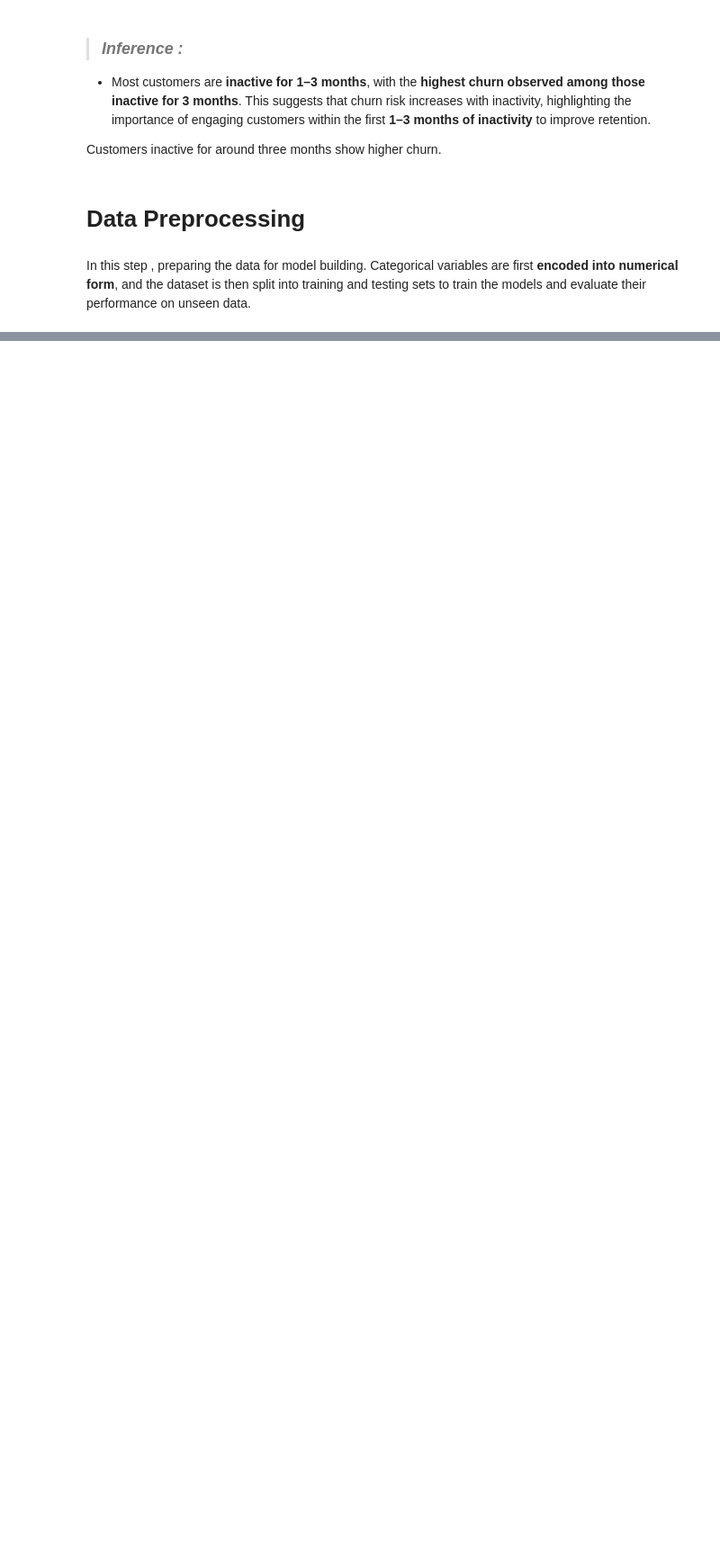
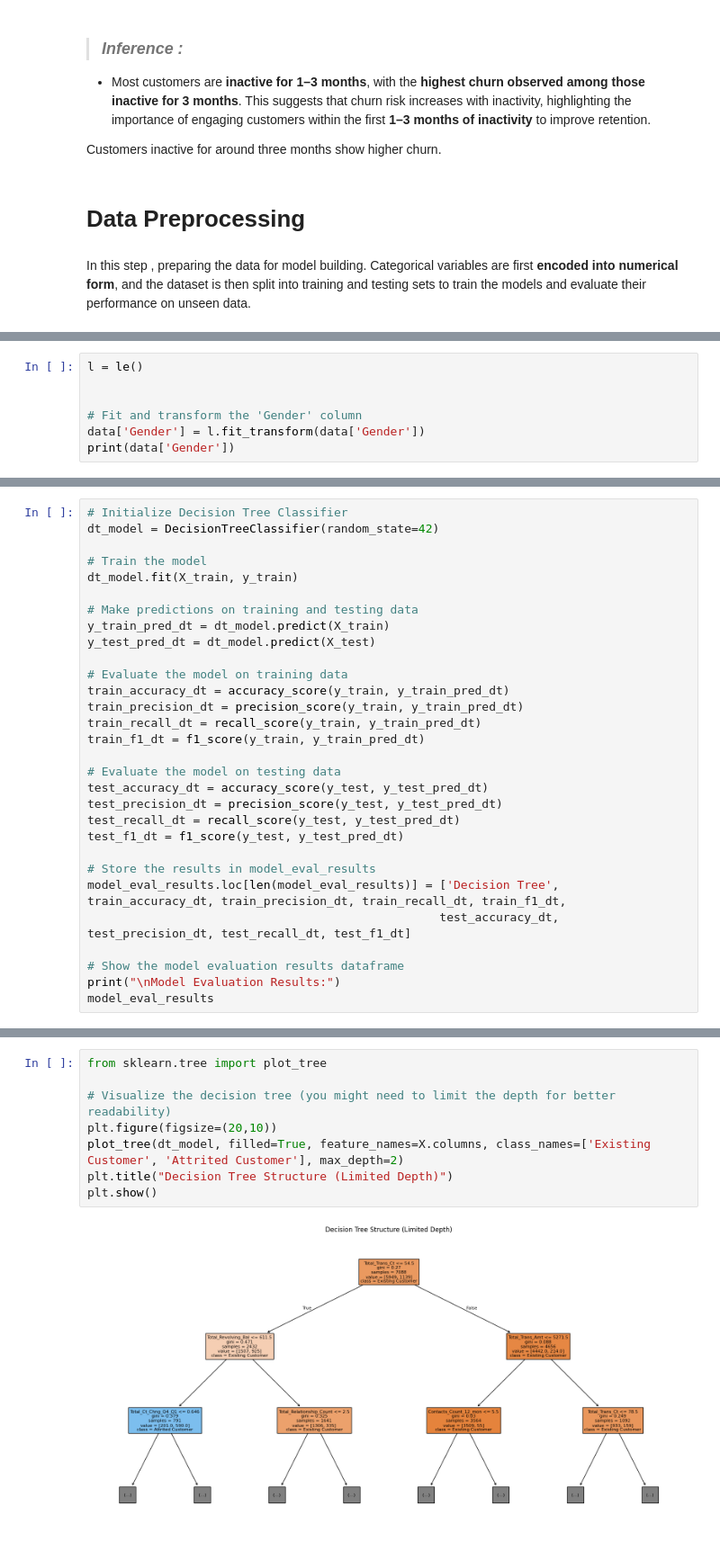
Before and after one commit to SRISWATHIKAS/Churn_Prediction_ML, a Jupyter notebook: ML_Churn_Prediction.ipynb, the cells around one changed output, grey strips where cells are left out. Shown at 90% size. Saved outputs shown, nothing was run; the diff lists cells and outputs as text; blank space fills up the shorter version.

```diff
--- a/ML_Churn_Prediction.ipynb
+++ b/ML_Churn_Prediction.ipynb
@@ -448,0 +492,7 @@ In this step , preparing the data for model building. Categorical variables are
+# %%
+l = le()
+
+
+# Fit and transform the 'Gender' column
+data['Gender'] = l.fit_transform(data['Gender'])
+print(data['Gender'])
@@ -448,0 +554,30 @@ In this step , preparing the data for model building. Categorical variables are
+# %%
+# Initialize Decision Tree Classifier
+dt_model = DecisionTreeClassifier(random_state=42)
+
+# Train the model
+dt_model.fit(X_train, y_train)
+
+# Make predictions on training and testing data
+y_train_pred_dt = dt_model.predict(X_train)
+y_test_pred_dt = dt_model.predict(X_test)
+
+# Evaluate the model on training data
+train_accuracy_dt = accuracy_score(y_train, y_train_pred_dt)
+train_precision_dt = precision_score(y_train, y_train_pred_dt)
+train_recall_dt = recall_score(y_train, y_train_pred_dt)
+train_f1_dt = f1_score(y_train, y_train_pred_dt)
+
+# Evaluate the model on testing data
+test_accuracy_dt = accuracy_score(y_test, y_test_pred_dt)
+test_precision_dt = precision_score(y_test, y_test_pred_dt)
+test_recall_dt = recall_score(y_test, y_test_pred_dt)
+test_f1_dt = f1_score(y_test, y_test_pred_dt)
+
+# Store the results in model_eval_results
+model_eval_results.loc[len(model_eval_results)] = ['Decision Tree', train_accuracy_dt, train_precision_dt, train_recall_dt, train_f1_dt,
+                                                  test_accuracy_dt, test_precision_dt, test_recall_dt, test_f1_dt]
+
+# Show the model evaluation results dataframe
+print("\nModel Evaluation Results:")
+model_eval_results
@@ -448,0 +597,10 @@ In this step , preparing the data for model building. Categorical variables are
+# %%
+from sklearn.tree import plot_tree
+
+# Visualize the decision tree (you might need to limit the depth for better readability)
+plt.figure(figsize=(20,10))
+plot_tree(dt_model, filled=True, feature_names=X.columns, class_names=['Existing Customer', 'Attrited Customer'], max_depth=2)
+plt.title("Decision Tree Structure (Limited Depth)")
+plt.show()
+# %% [output]
+[figure, added]
```
Also changed, not shown: parts of 45 cells of this notebook.
